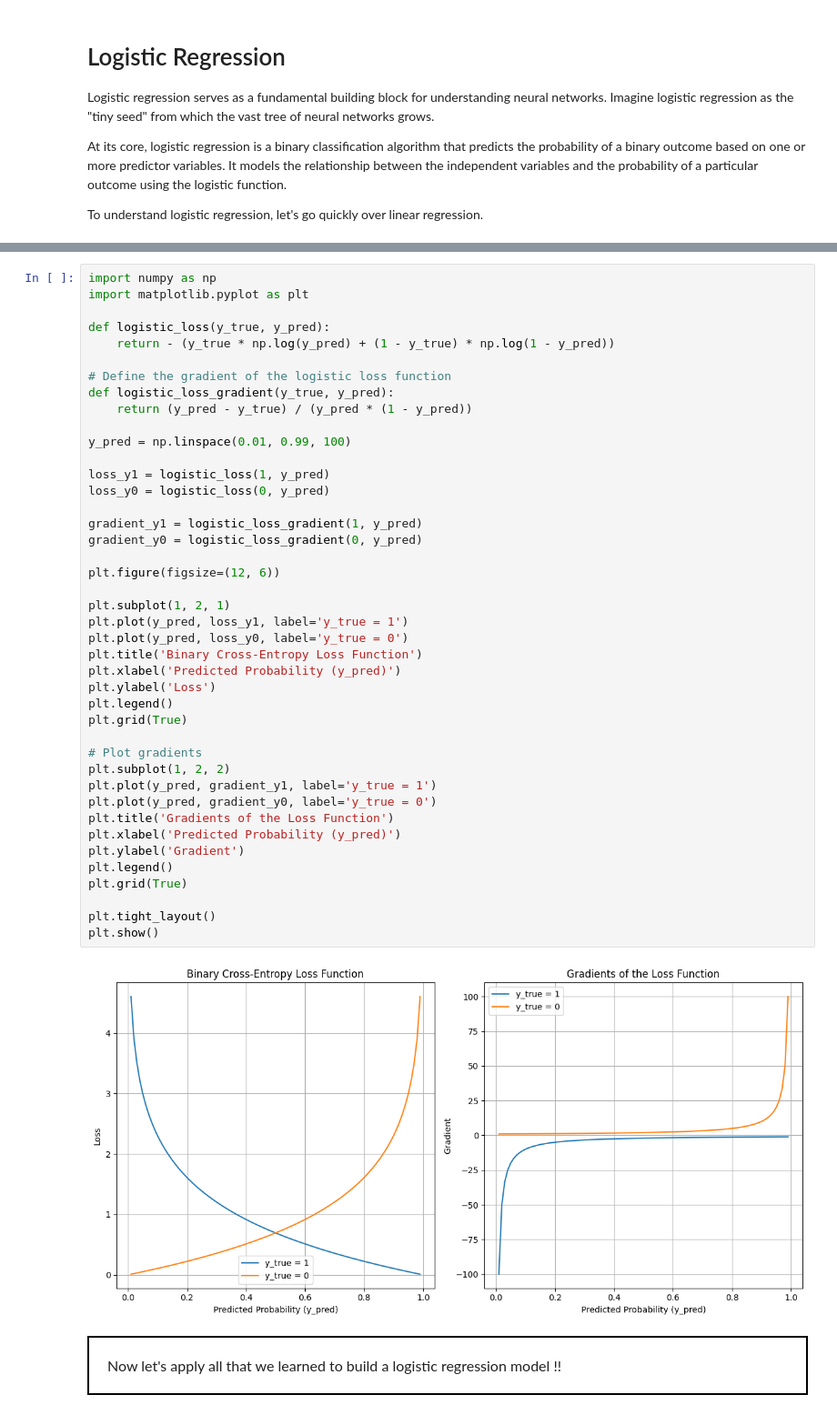
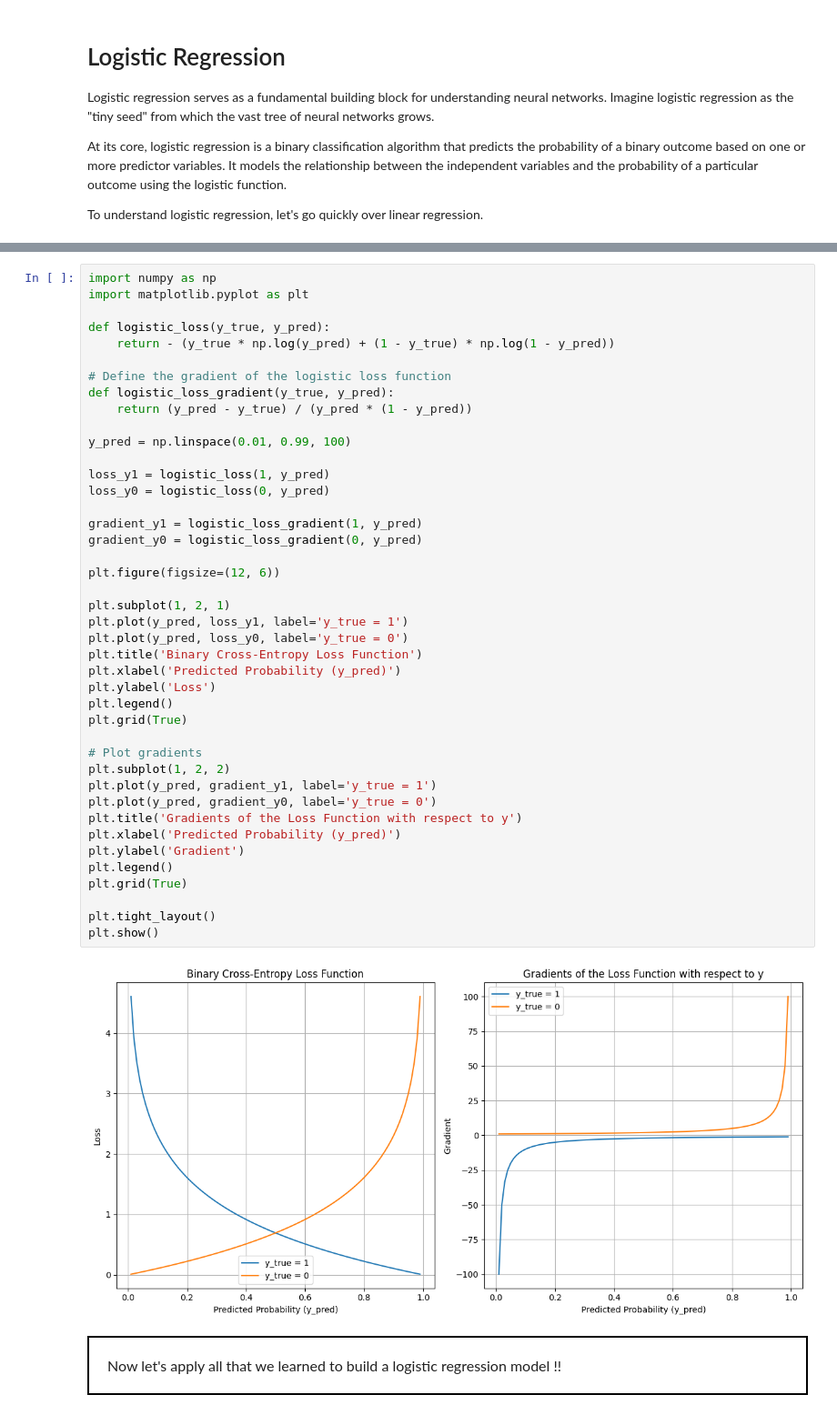
Before and after one commit to HaithamIsmail/ai-bootcamp-notebooks, a Jupyter notebook: lesson 7 - Logistic Regression/logistic regression.ipynb, the cells around one changed output, grey strips where cells are left out. Shown: that part at 91% size. Saved outputs shown, nothing was run; the diff lists cells and outputs as text.

```diff
--- a/lesson 7 - Logistic Regression/logistic regression.ipynb
+++ b/lesson 7 - Logistic Regression/logistic regression.ipynb
@@ -135,35 +158,35 @@ y_pred = np.linspace(0.01, 0.99, 100)
 
 loss_y1 = logistic_loss(1, y_pred)
 loss_y0 = logistic_loss(0, y_pred)
 
 gradient_y1 = logistic_loss_gradient(1, y_pred)
 gradient_y0 = logistic_loss_gradient(0, y_pred)
 
 plt.figure(figsize=(12, 6))
 
 plt.subplot(1, 2, 1)
 plt.plot(y_pred, loss_y1, label='y_true = 1')
 plt.plot(y_pred, loss_y0, label='y_true = 0')
 plt.title('Binary Cross-Entropy Loss Function')
 plt.xlabel('Predicted Probability (y_pred)')
 plt.ylabel('Loss')
 plt.legend()
 plt.grid(True)
 
 # Plot gradients
 plt.subplot(1, 2, 2)
 plt.plot(y_pred, gradient_y1, label='y_true = 1')
 plt.plot(y_pred, gradient_y0, label='y_true = 0')
-plt.title('Gradients of the Loss Function')
+plt.title('Gradients of the Loss Function with respect to y')
 plt.xlabel('Predicted Probability (y_pred)')
 plt.ylabel('Gradient')
 plt.legend()
 plt.grid(True)
 
 plt.tight_layout()
 plt.show()
 # %% [output]
-[figure, old version]
+[figure, new version]
 # %% [markdown]
 <p style="font-size:16px; border: 2px solid black; margin: 20px; padding: 20px;">
 Now let's apply all that we learned to build a logistic regression model !!
```
Also changed, not shown: parts of 5 cells of this notebook, 30 other files.
